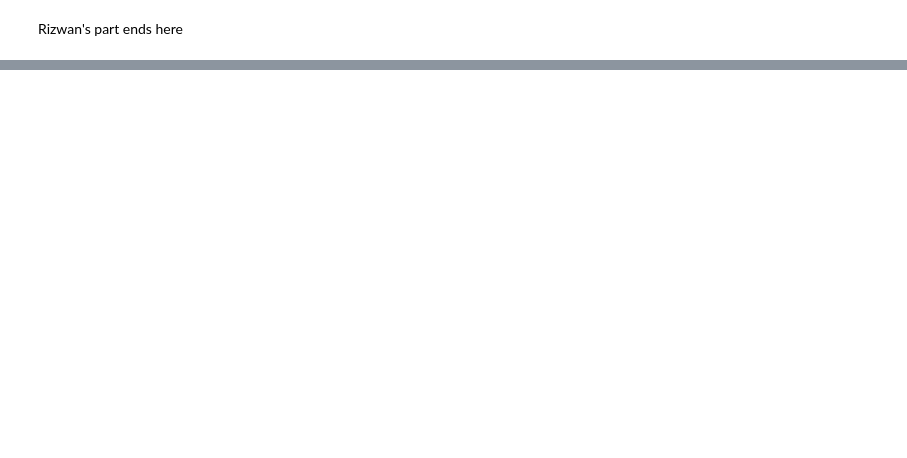
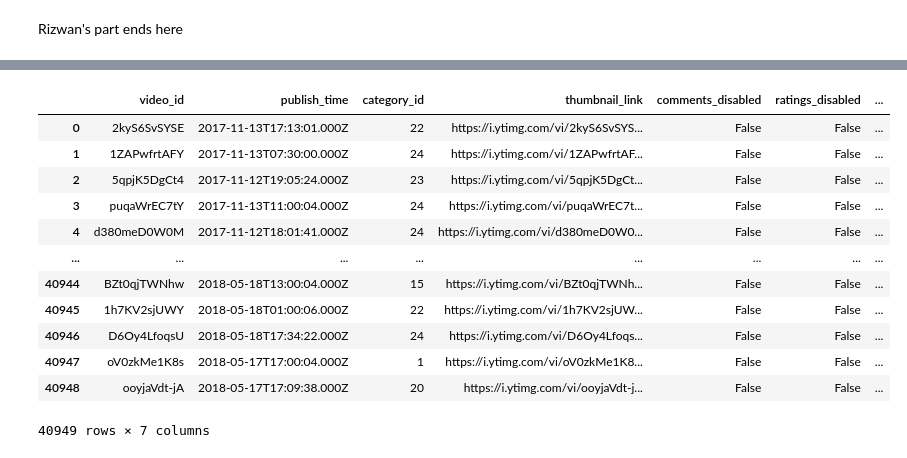
Before and after one commit to Mazin7d4/MLtasks, a Jupyter notebook: ytvidsanalysis.ipynb, the cells around one changed output, grey strips where cells are left out. Cells and saved outputs as stored; diff of their text form; code cells hidden in the pictures; blank space fills up the shorter version.

```diff
--- a/ytvidsanalysis.ipynb
+++ b/ytvidsanalysis.ipynb
@@ -303,0 +329,18 @@ Rizwan's part ends here
+# %%
+Irrelevant_features=vids[["video_id","publish_time","category_id","thumbnail_link","comments_disabled", "ratings_disabled","video_error_or_removed"]]
+# %%
+Irrelevant_features
+# %% [output]
+|  | video_id | publish_time | category_id | thumbnail_link | comments_disabled | ratings_disabled | ... |
+| 0 | 2kyS6SvSYSE | 2017-11-13T17:13:01.000Z | 22 | https://i.ytimg.com/vi/2kyS6SvSYS... | False | False | ... |
+| 1 | 1ZAPwfrtAFY | 2017-11-13T07:30:00.000Z | 24 | https://i.ytimg.com/vi/1ZAPwfrtAF... | False | False | ... |
+| 2 | 5qpjK5DgCt4 | 2017-11-12T19:05:24.000Z | 23 | https://i.ytimg.com/vi/5qpjK5DgCt... | False | False | ... |
+| 3 | puqaWrEC7tY | 2017-11-13T11:00:04.000Z | 24 | https://i.ytimg.com/vi/puqaWrEC7t... | False | False | ... |
+| 4 | d380meD0W0M | 2017-11-12T18:01:41.000Z | 24 | https://i.ytimg.com/vi/d380meD0W0... | False | False | ... |
+| ... | ... | ... | ... | ... | ... | ... | ... |
+| 40944 | BZt0qjTWNhw | 2018-05-18T13:00:04.000Z | 15 | https://i.ytimg.com/vi/BZt0qjTWNh... | False | False | ... |
+| 40945 | 1h7KV2sjUWY | 2018-05-18T01:00:06.000Z | 22 | https://i.ytimg.com/vi/1h7KV2sjUW... | False | False | ... |
+| 40946 | D6Oy4LfoqsU | 2018-05-18T17:34:22.000Z | 24 | https://i.ytimg.com/vi/D6Oy4Lfoqs... | False | False | ... |
+| 40947 | oV0zkMe1K8s | 2018-05-17T17:00:04.000Z | 1 | https://i.ytimg.com/vi/oV0zkMe1K8... | False | False | ... |
+| 40948 | ooyjaVdt-jA | 2018-05-17T17:09:38.000Z | 20 | https://i.ytimg.com/vi/ooyjaVdt-j... | False | False | ... |
+40949 rows × 7 columns
```
Also changed, not shown: parts of 11 cells of this notebook.
